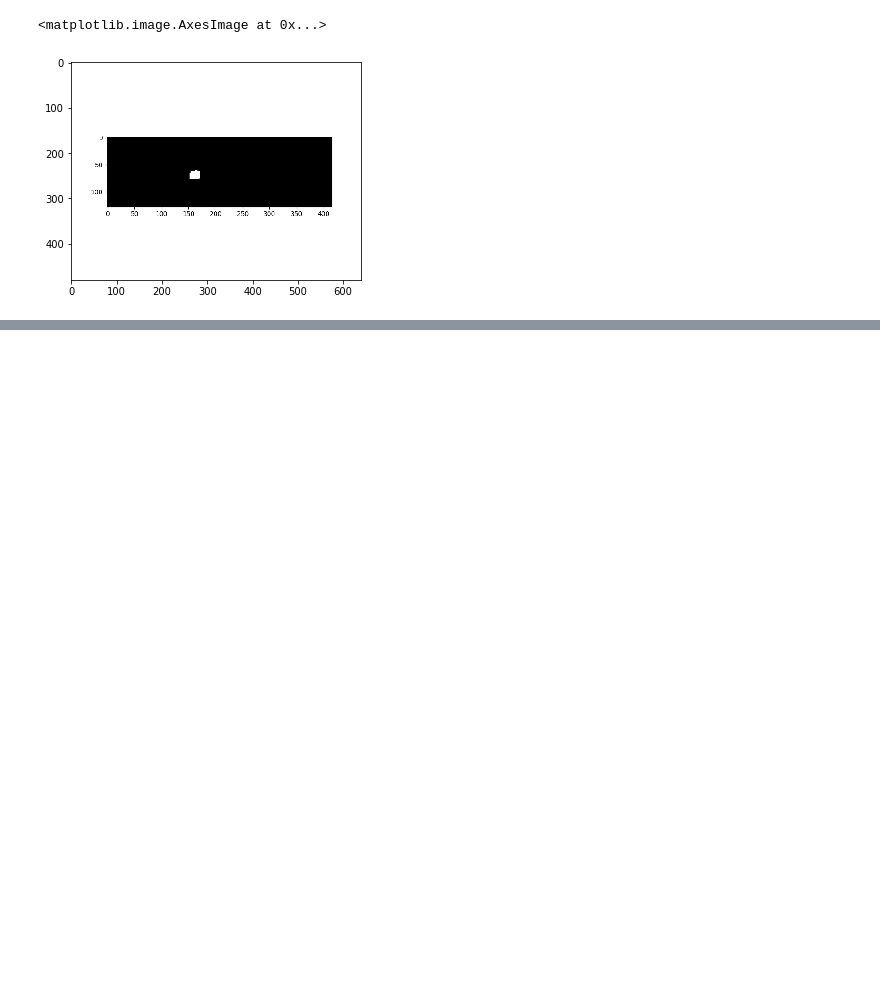
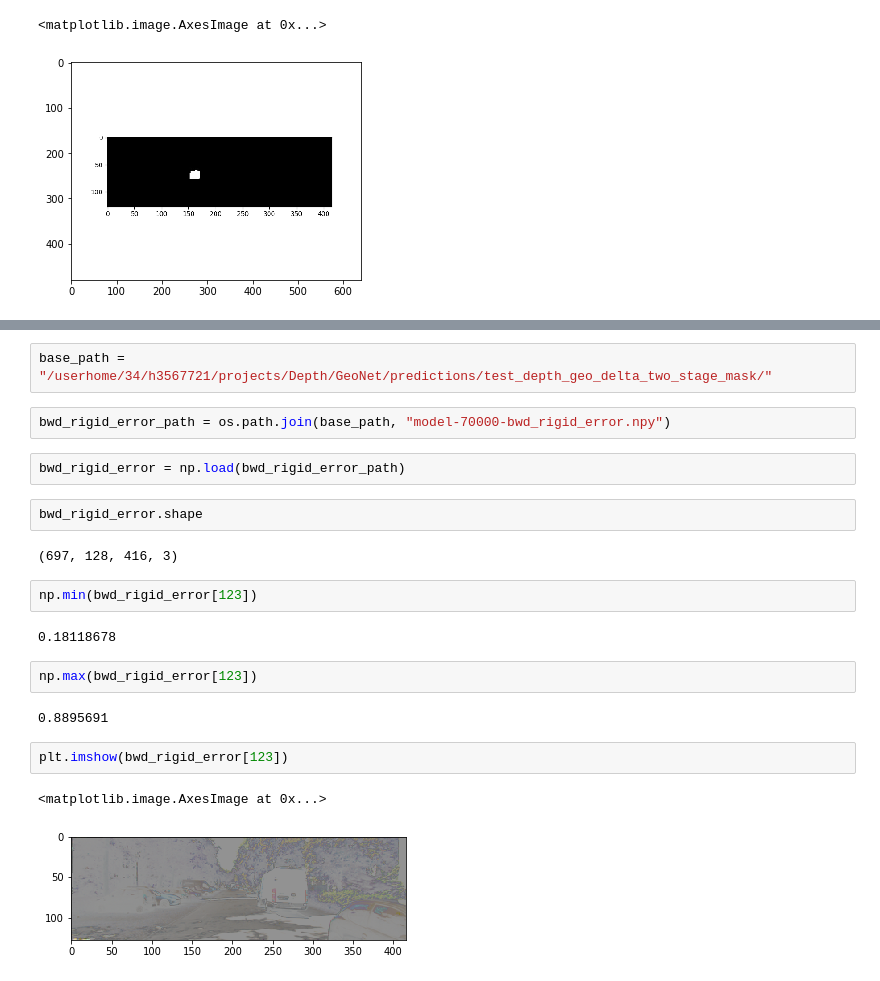
Before and after one commit to qihao-huang/GeoNet, a Jupyter notebook: tools/show_depth_delta.ipynb, the cells around one changed output, grey strips where cells are left out. Cells and saved outputs as stored; diff of their text form; blank space fills up the shorter version.

```diff
--- a/tools/show_depth_delta.ipynb
+++ b/tools/show_depth_delta.ipynb
@@ -155,0 +158,23 @@ plt.imshow(rgb_img)
+# %%
+base_path = "/userhome/34/h3567721/projects/Depth/GeoNet/predictions/test_depth_geo_delta_two_stage_mask/"
+# %%
+bwd_rigid_error_path = os.path.join(base_path, "model-70000-bwd_rigid_error.npy")
+# %%
+bwd_rigid_error = np.load(bwd_rigid_error_path)
+# %%
+bwd_rigid_error.shape
+# %% [output]
+(697, 128, 416, 3)
+# %%
+np.min(bwd_rigid_error[123])
+# %% [output]
+0.18118678
+# %%
+np.max(bwd_rigid_error[123])
+# %% [output]
+0.8895691
+# %%
+plt.imshow(bwd_rigid_error[123])
+# %% [output]
+<matplotlib.image.AxesImage at 0x...>
+[figure, added]
```
Also changed, not shown: parts of 36 cells of this notebook, 7 other files.
